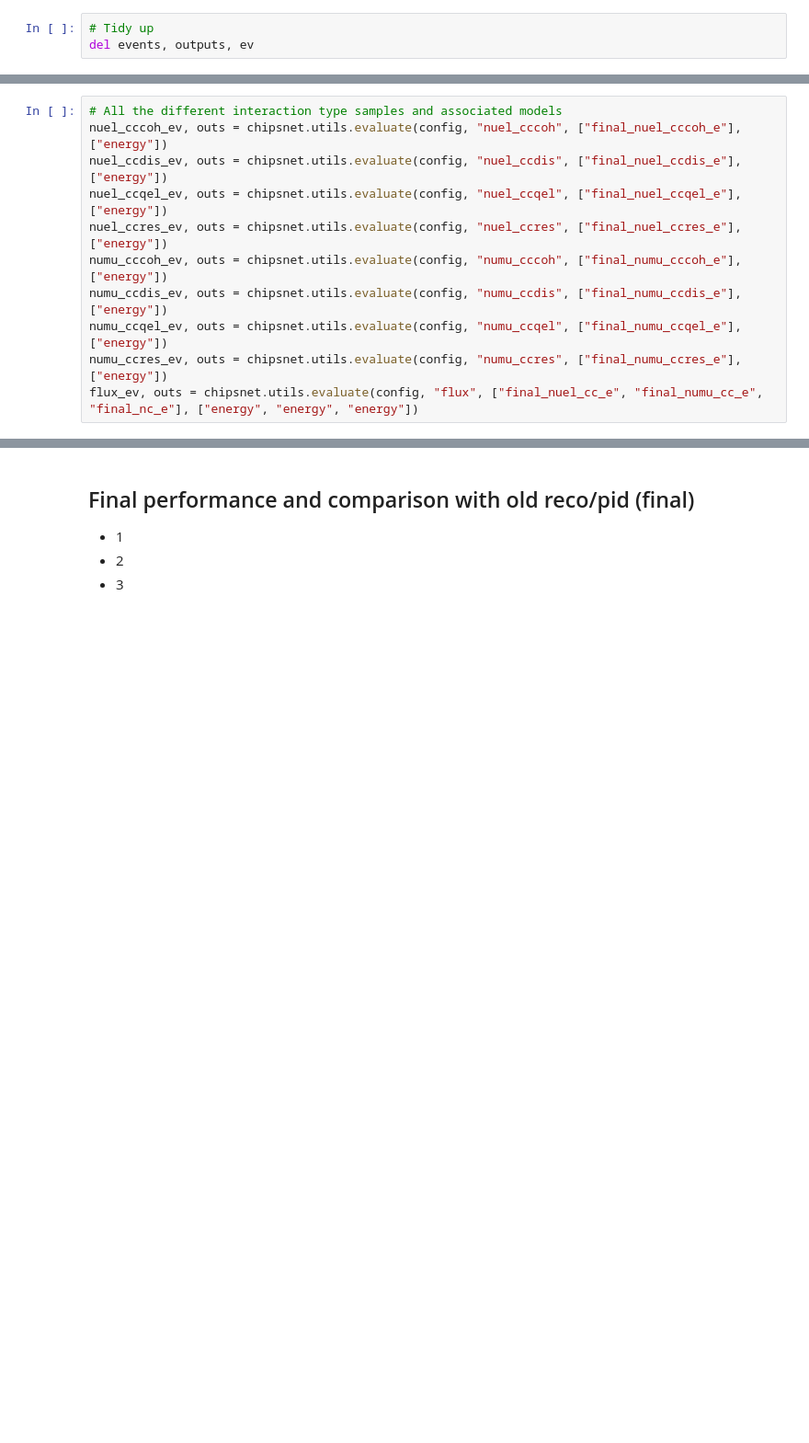
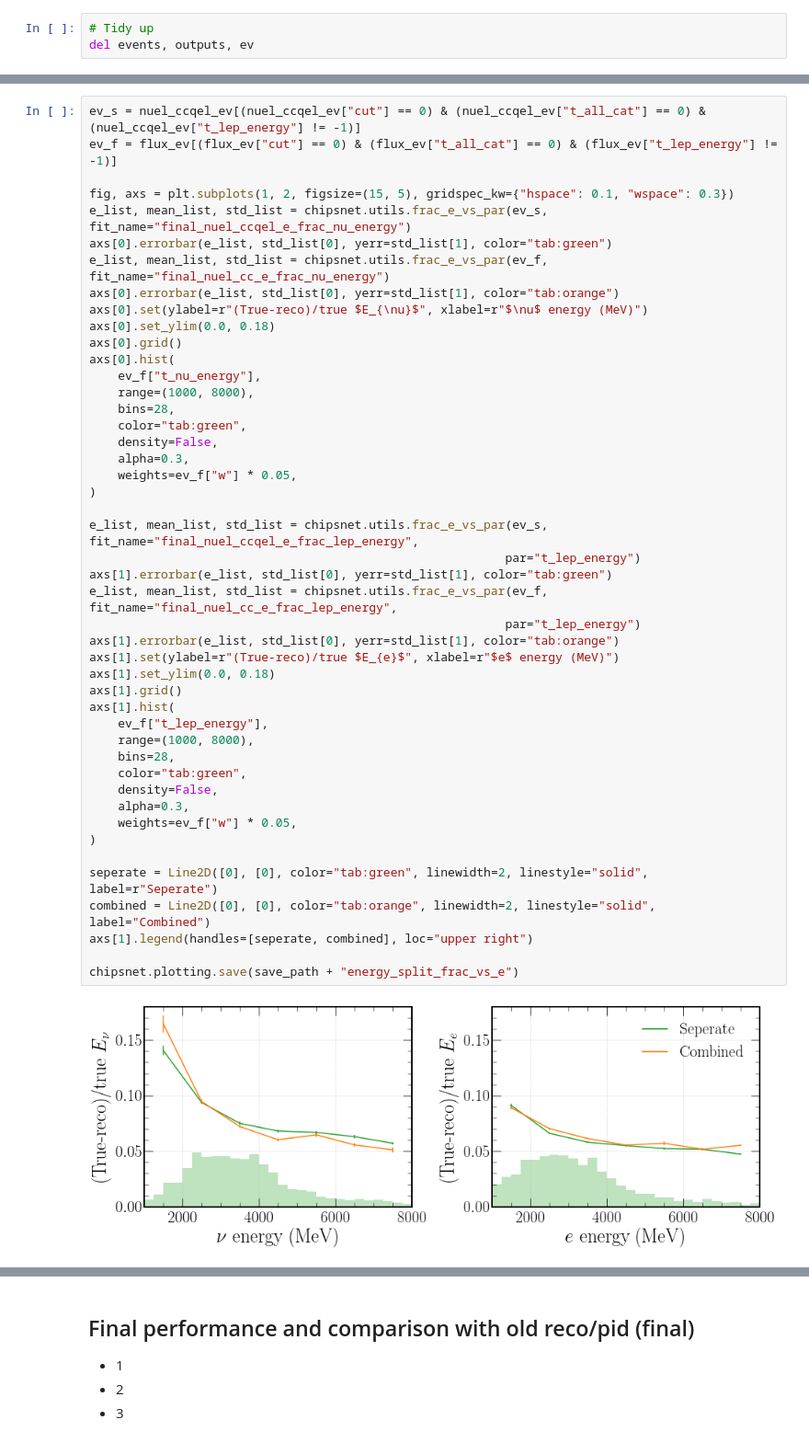
Before and after one commit to chipsneutrino/chips-net, a Jupyter notebook: analysis.ipynb, the cells around one changed output, grey strips where cells are left out. Shown at 92% size. Saved outputs shown, nothing was run; the diff lists cells and outputs as text; blank space fills up the shorter version.

```diff
--- a/analysis.ipynb
+++ b/analysis.ipynb
@@ -1170,14 +1256,51 @@ del events, outputs, ev
-# %%
-# All the different interaction type samples and associated models
-nuel_cccoh_ev, outs = chipsnet.utils.evaluate(config, "nuel_cccoh", ["final_nuel_cccoh_e"], ["energy"])
-nuel_ccdis_ev, outs = chipsnet.utils.evaluate(config, "nuel_ccdis", ["final_nuel_ccdis_e"], ["energy"])
-nuel_ccqel_ev, outs = chipsnet.utils.evaluate(config, "nuel_ccqel", ["final_nuel_ccqel_e"], ["energy"])
-nuel_ccres_ev, outs = chipsnet.utils.evaluate(config, "nuel_ccres", ["final_nuel_ccres_e"], ["energy"])
-numu_cccoh_ev, outs = chipsnet.utils.evaluate(config, "numu_cccoh", ["final_numu_cccoh_e"], ["energy"])
-numu_ccdis_ev, outs = chipsnet.utils.evaluate(config, "numu_ccdis", ["final_numu_ccdis_e"], ["energy"])
-numu_ccqel_ev, outs = chipsnet.utils.evaluate(config, "numu_ccqel", ["final_numu_ccqel_e"], ["energy"])
-numu_ccres_ev, outs = chipsnet.utils.evaluate(config, "numu_ccres", ["final_numu_ccres_e"], ["energy"])
-flux_ev, outs = chipsnet.utils.evaluate(config, "flux", ["final_nuel_cc_e", "final_numu_cc_e", "final_nc_e"], ["energy", "energy", "energy"])
+# %%
+ev_s = nuel_ccqel_ev[(nuel_ccqel_ev["cut"] == 0) & (nuel_ccqel_ev["t_all_cat"] == 0) & (nuel_ccqel_ev["t_lep_energy"] != -1)]
+ev_f = flux_ev[(flux_ev["cut"] == 0) & (flux_ev["t_all_cat"] == 0) & (flux_ev["t_lep_energy"] != -1)]
+
+fig, axs = plt.subplots(1, 2, figsize=(15, 5), gridspec_kw={"hspace": 0.1, "wspace": 0.3})
+e_list, mean_list, std_list = chipsnet.utils.frac_e_vs_par(ev_s, fit_name="final_nuel_ccqel_e_frac_nu_energy")
+axs[0].errorbar(e_list, std_list[0], yerr=std_list[1], color="tab:green")
+e_list, mean_list, std_list = chipsnet.utils.frac_e_vs_par(ev_f, fit_name="final_nuel_cc_e_frac_nu_energy")
+axs[0].errorbar(e_list, std_list[0], yerr=std_list[1], color="tab:orange")
+axs[0].set(ylabel=r"(True-reco)/true $E_{\nu}$", xlabel=r"$\nu$ energy (MeV)")
+axs[0].set_ylim(0.0, 0.18)
+axs[0].grid()
+axs[0].hist(
+    ev_f["t_nu_energy"],
+    range=(1000, 8000),
+    bins=28,
+    color="tab:green",
+    density=False,
+    alpha=0.3,
+    weights=ev_f["w"] * 0.05,
+)
+
+e_list, mean_list, std_list = chipsnet.utils.frac_e_vs_par(ev_s, fit_name="final_nuel_ccqel_e_frac_lep_energy",
+                                                          par="t_lep_energy")
+axs[1].errorbar(e_list, std_list[0], yerr=std_list[1], color="tab:green")
+e_list, mean_list, std_list = chipsnet.utils.frac_e_vs_par(ev_f, fit_name="final_nuel_cc_e_frac_lep_energy",
+                                                          par="t_lep_energy")
+axs[1].errorbar(e_list, std_list[0], yerr=std_list[1], color="tab:orange")
+axs[1].set(ylabel=r"(True-reco)/true $E_{e}$", xlabel=r"$e$ energy (MeV)")
+axs[1].set_ylim(0.0, 0.18)
+axs[1].grid()
+axs[1].hist(
+    ev_f["t_lep_energy"],
+    range=(1000, 8000),
+    bins=28,
+    color="tab:green",
+    density=False,
+    alpha=0.3,
+    weights=ev_f["w"] * 0.05,
+)
+
+seperate = Line2D([0], [0], color="tab:green", linewidth=2, linestyle="solid", label=r"Seperate")
+combined = Line2D([0], [0], color="tab:orange", linewidth=2, linestyle="solid", label="Combined")
+axs[1].legend(handles=[seperate, combined], loc="upper right")
+
+chipsnet.plotting.save(save_path + "energy_split_frac_vs_e")
+# %% [output]
+[figure, added]
 # %%
 fig, axs = plt.subplots(1, 2, figsize=(12, 5), gridspec_kw={"hspace": 0.1, "wspace": 0.1})
 axs[0].hist(flux_ev[(flux_ev["t_comb_cat"] == 0) & (flux_ev["t_lep_energy"] != 0.0)]['t_nu_energy'],
```
Also changed, not shown: parts of 52 cells of this notebook, 3 other files.
